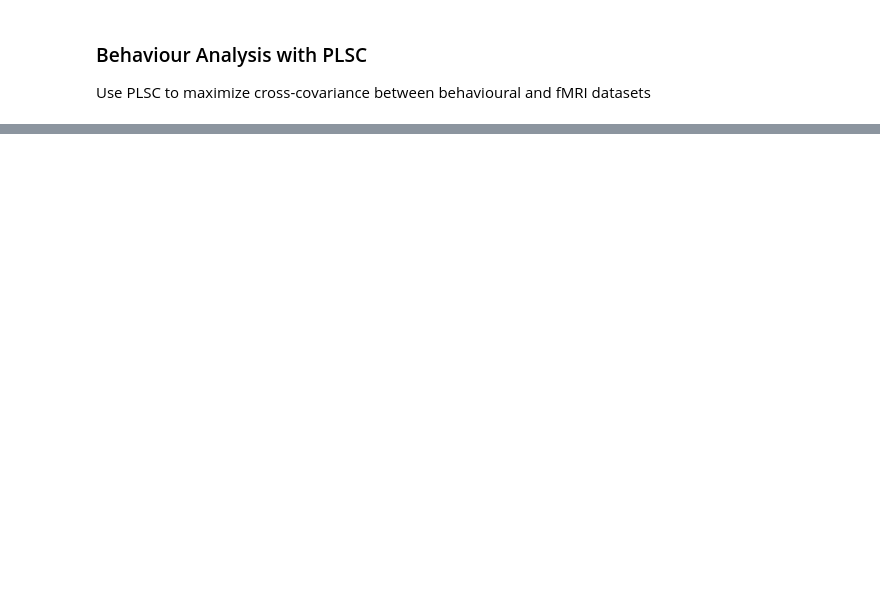
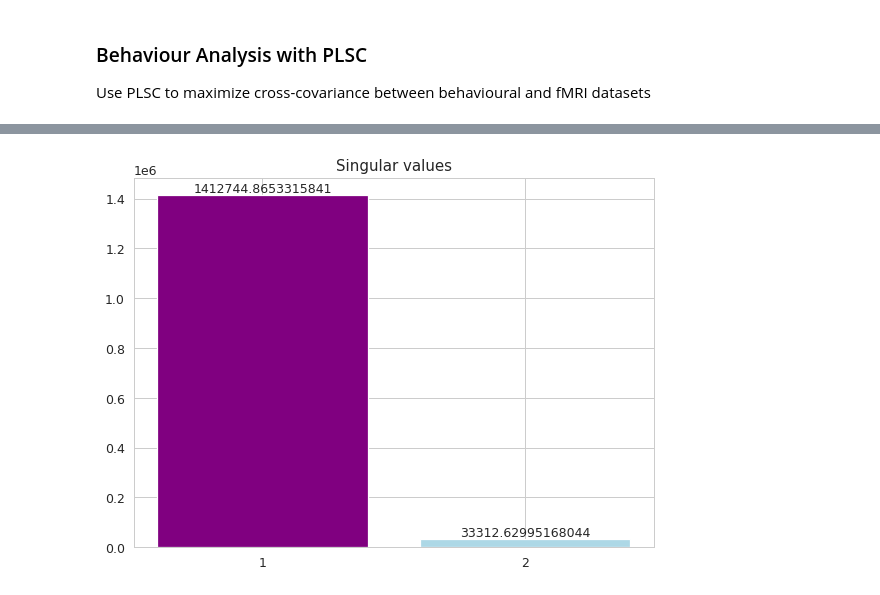
Before and after one commit to ludekcizinsky/fMRI-dimensionality-reduction, a Jupyter notebook: run.ipynb, the cells around one changed output, grey strips where cells are left out. Cells and saved outputs as stored; diff of their text form; code cells hidden in the pictures; blank space fills up the shorter version.

```diff
--- a/run.ipynb
+++ b/run.ipynb
@@ -238,0 +294,20 @@ Use PLSC to maximize cross-covariance between behavioural and fMRI datasets
+# %%
+# Load your visual mask from a .nii file
+mask_path = './data/mask'
+mask_name = 'vis_mask.nii'
+visual_mask = nib.load("/".join([mask_path,mask_name]))
+visual_mask_mat = visual_mask.get_fdata()
+
+# On every subject: perform temporal averaging
+# apply mask
+# save in arrays
+matrices_3D = []
+masked_matrices = []
+masked_arrays = np.zeros([X_DIM*Y_DIM*N_SLICES,N_SUBJECTS])
+for k in range(N_SUBJECTS):
+    mat = matrices_4D[k]
+    print(f"subj {k+1}")
+    matrices_3D.append(np.mean(mat, axis=3))
+    masked_matrices.append(matrices_3D[k] * visual_mask_mat)
+    masked_arrays[:,k] = masked_matrices[k].flatten()
+print("Cell execution completed")
@@ -238,0 +332,26 @@ Use PLSC to maximize cross-covariance between behavioural and fMRI datasets
+# %%
+# Compute behavior-spatial covariance matrix
+Z = child_adult_final.T
+R = np.dot(Z, masked_arrays.T)
+
+# Perform Singular Value Decomposition
+U, D, V = np.linalg.svd(R, full_matrices=False)
+
+# Get latent variables
+Ly = np.dot(V, masked_arrays)
+Lz = np.dot(U, Z)
+# %%
+# Visualization
+# Plot singular values explaining the covariance between brain contrast maps and behavioral measures
+plt.figure(dpi=90)
+bar1 = plt.bar(1, D[0] ,color='purple')
+bar2 = plt.bar(2, D[1] ,color='lightblue')
+for i, rect in enumerate(bar1 + bar2):
+    height = rect.get_height()
+    plt.text(rect.get_x() + rect.get_width() / 2.0, height, f'{D[i]}', ha='center', va='bottom')
+plt.xticks([1,2])
+plt.tight_layout()
+plt.title("Singular values")
+plt.show()
+# %% [output]
+[figure, added]
```
Also changed, not shown: parts of 15 cells of this notebook.
